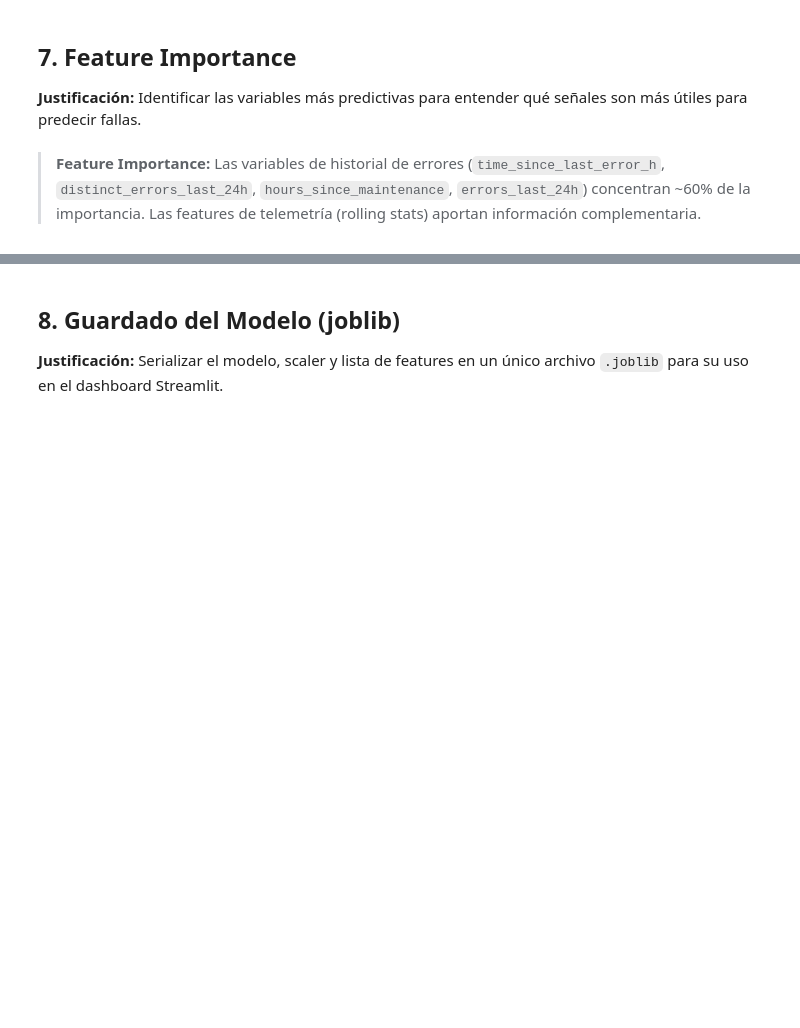
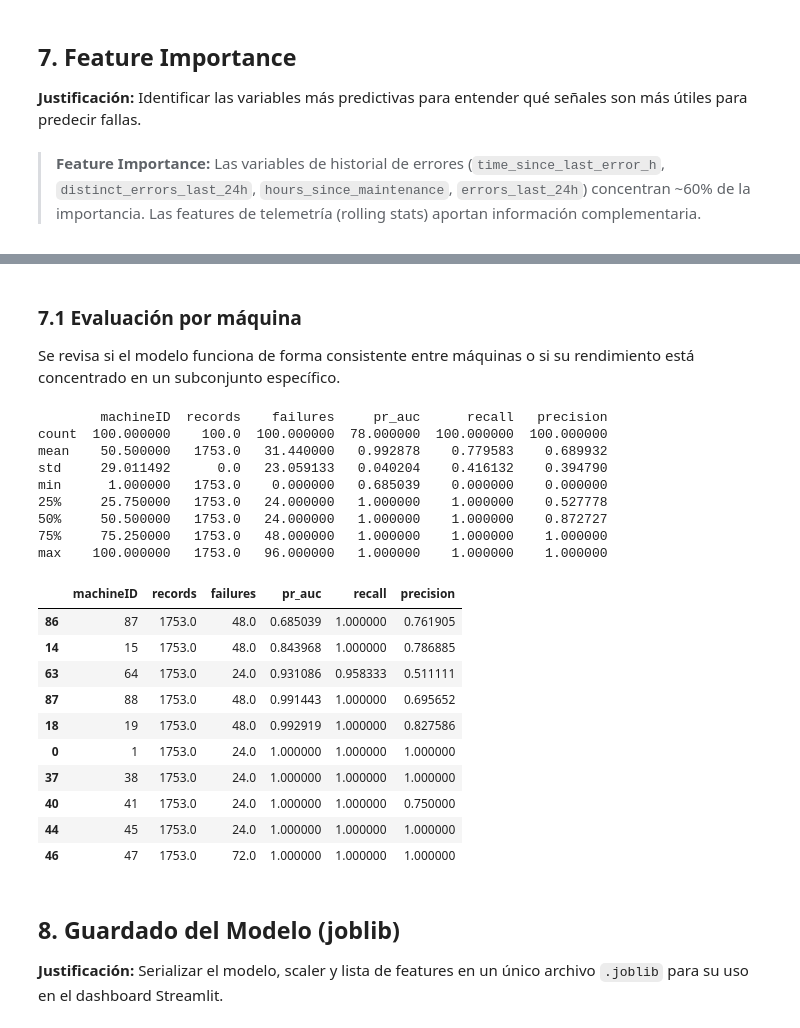
Before and after one commit to No-Country-simulation/S08-26-EQUIPO-24, a Jupyter notebook: notebooks/05_modeling.ipynb, the cells around one changed output, grey strips where cells are left out. Cells and saved outputs as stored; diff of their text form; code cells hidden in the pictures; blank space fills up the shorter version.

```diff
--- a/notebooks/05_modeling.ipynb
+++ b/notebooks/05_modeling.ipynb
@@ -565,3 +608,68 @@ print(importance_df.to_string(index=False))
+# %% [markdown]
+### 7.1 Evaluación por máquina
+
+Se revisa si el modelo funciona de forma consistente entre máquinas o si su rendimiento está concentrado en un subconjunto específico.
+# %%
+test_results = test_df[
+    ['datetime', 'machineID', 'failure_next_24h']
+].copy()
+
+test_results['prediction_probability'] = y_prob_rf
+test_results['prediction'] = y_pred_rf
+
+machine_metrics = (
+    test_results
+    .groupby('machineID')
+    .apply(
+        lambda group: pd.Series({
+            'records': len(group),
+            'failures': group['failure_next_24h'].sum(),
+            'pr_auc': (
+                average_precision_score(
+                    group['failure_next_24h'],
+                    group['prediction_probability']
+                )
+                if group['failure_next_24h'].nunique() > 1
+                else np.nan
+            ),
+            'recall': recall_score(
+                group['failure_next_24h'],
+                group['prediction'],
+                zero_division=0
+            ),
+            'precision': precision_score(
+                group['failure_next_24h'],
+                group['prediction'],
+                zero_division=0
+            )
+        })
+    )
+    .reset_index()
+)
+
+print(machine_metrics.describe())
+display(machine_metrics.sort_values('pr_auc').head(10))
+# %% [output]
+        machineID  records    failures     pr_auc      recall   precision
+count  100.000000    100.0  100.000000  78.000000  100.000000  100.000000
+mean    50.500000   1753.0   31.440000   0.992878    0.779583    0.689932
+std     29.011492      0.0   23.059133   0.040204    0.416132    0.394790
+min      1.000000   1753.0    0.000000   0.685039    0.000000    0.000000
+25%     25.750000   1753.0   24.000000   1.000000    1.000000    0.527778
+50%     50.500000   1753.0   24.000000   1.000000    1.000000    0.872727
+75%     75.250000   1753.0   48.000000   1.000000    1.000000    1.000000
+max    100.000000   1753.0   96.000000   1.000000    1.000000    1.000000
+|  | machineID | records | failures | pr_auc | recall | precision |
+| 86 | 87 | 1753.0 | 48.0 | 0.685039 | 1.000000 | 0.761905 |
+| 14 | 15 | 1753.0 | 48.0 | 0.843968 | 1.000000 | 0.786885 |
+| 63 | 64 | 1753.0 | 24.0 | 0.931086 | 0.958333 | 0.511111 |
+| 87 | 88 | 1753.0 | 48.0 | 0.991443 | 1.000000 | 0.695652 |
+| 18 | 19 | 1753.0 | 48.0 | 0.992919 | 1.000000 | 0.827586 |
+| 0 | 1 | 1753.0 | 24.0 | 1.000000 | 1.000000 | 1.000000 |
+| 37 | 38 | 1753.0 | 24.0 | 1.000000 | 1.000000 | 1.000000 |
+| 40 | 41 | 1753.0 | 24.0 | 1.000000 | 1.000000 | 0.750000 |
+| 44 | 45 | 1753.0 | 24.0 | 1.000000 | 1.000000 | 1.000000 |
+| 46 | 47 | 1753.0 | 72.0 | 1.000000 | 1.000000 | 1.000000 |
 # %% [markdown]
 ## 8. Guardado del Modelo (joblib)
 
```
Also changed, not shown: parts of 3 cells of this notebook.
